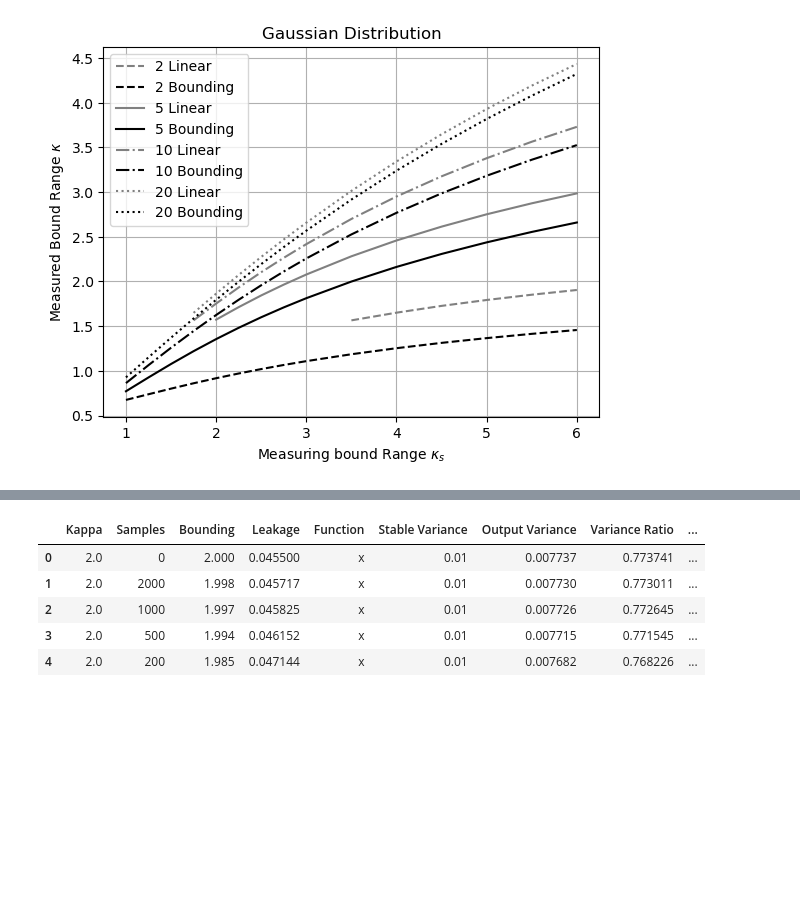
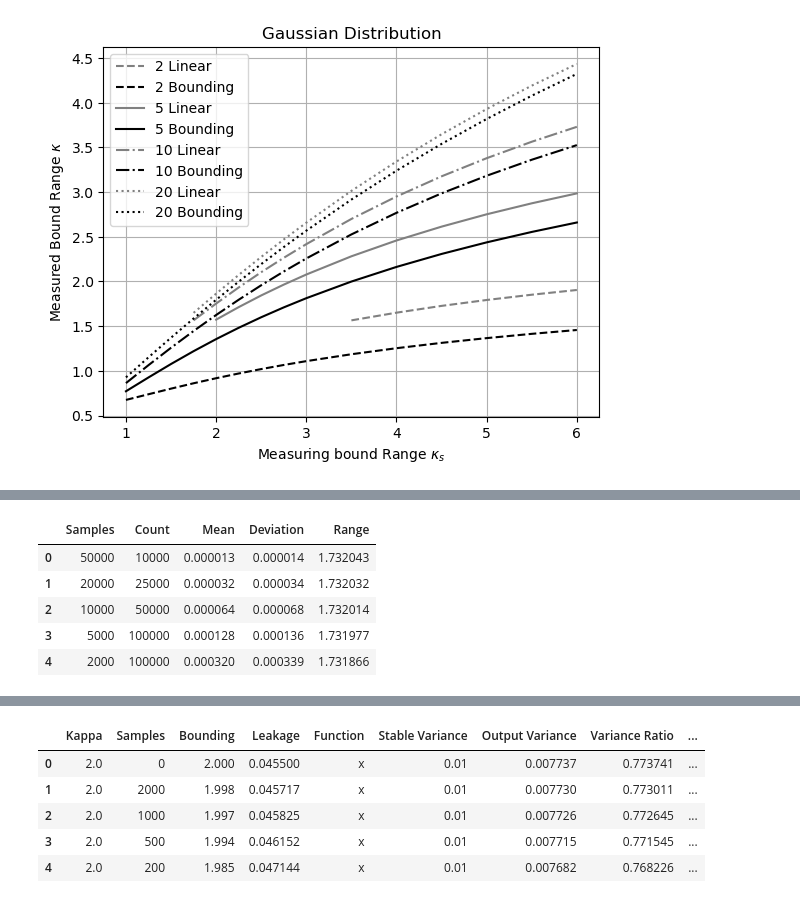
Before and after one commit to Chengpu0707/VarianceArithmetic, a Jupyter notebook: IPyNb/StatisticalBounding.ipynb, the cells around one changed output, grey strips where cells are left out. Cells and saved outputs as stored; diff of their text form; code cells hidden in the pictures; blank space fills up the shorter version.

```diff
--- a/IPyNb/StatisticalBounding.ipynb
+++ b/IPyNb/StatisticalBounding.ipynb
@@ -140,0 +151,10 @@ dfN[dfN['Samples'] == 20].plot(x='Kappa', y='Range', label='20 Bounding', color=
+# %%
+dfL = pd.read_csv("../Python/Output/UniformSamples.txt", sep='\t')
+dfL.head()
+# %% [output]
+|  | Samples | Count | Mean | Deviation | Range |
+| 0 | 50000 | 10000 | 0.000013 | 0.000014 | 1.732043 |
+| 1 | 20000 | 25000 | 0.000032 | 0.000034 | 1.732032 |
+| 2 | 10000 | 50000 | 0.000064 | 0.000068 | 1.732014 |
+| 3 | 5000 | 100000 | 0.000128 | 0.000136 | 1.731977 |
+| 4 | 2000 | 100000 | 0.000320 | 0.000339 | 1.731866 |
```
Also changed, not shown: parts of 6 cells of this notebook, 1 other file.
